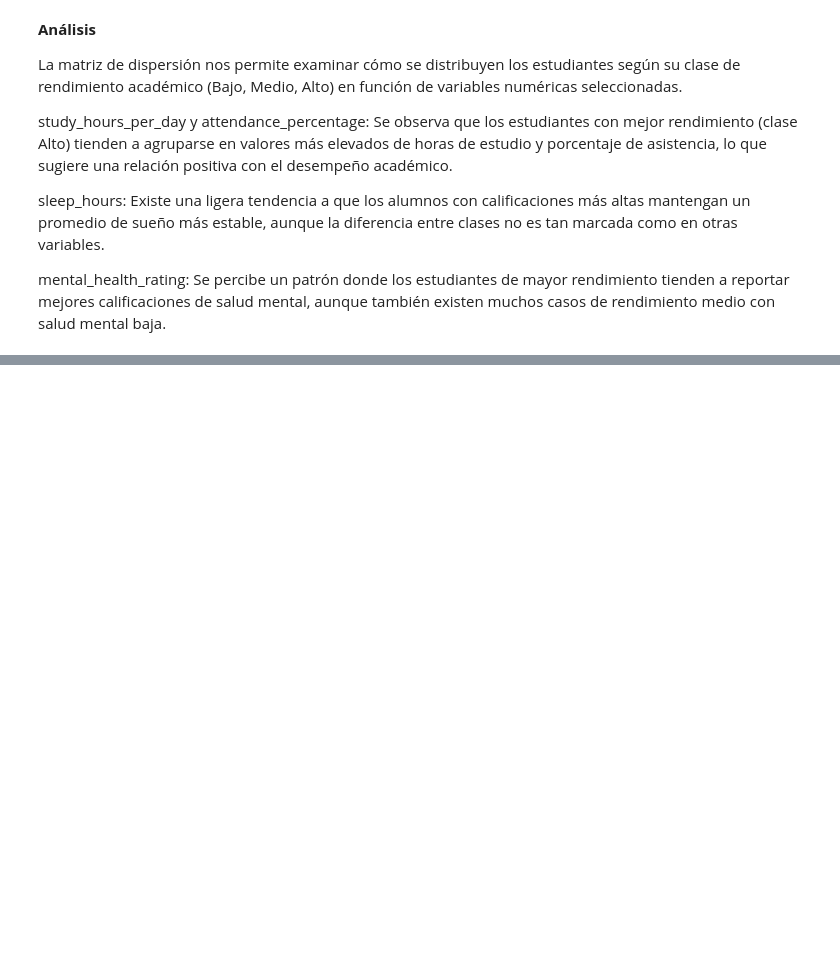
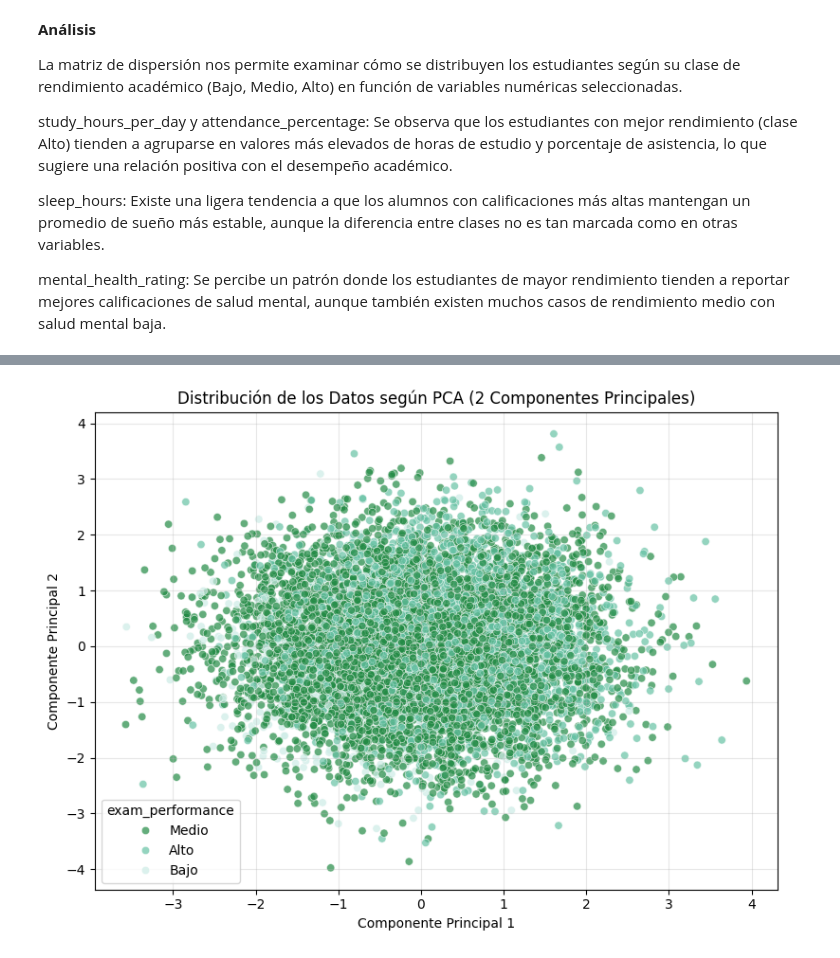
Before and after one commit to loresierra/analisis_estudiantes, a Jupyter notebook: Clasificacion.ipynb, the cells around one changed output, grey strips where cells are left out. Saved outputs shown, nothing was run; the diff lists cells and outputs as text; code cells hidden in the pictures; blank space fills up the shorter version.

```diff
--- a/Clasificacion.ipynb
+++ b/Clasificacion.ipynb
@@ -571,0 +644,27 @@ Durante el preprocesamiento y el análisis exploratorio, se llevaron a cabo dist
+# %%
+# Seleccionar variables numéricas (sin exam_score)
+X_pca = df.select_dtypes(include='number').drop(columns=["exam_score"])
+
+# Escalar los datos
+scaler = StandardScaler()
+X_scaled = scaler.fit_transform(X_pca)
+
+# Aplicar PCA
+pca = PCA(n_components=2)  # Reducimos a 2 componentes principales
+X_pca_2D = pca.fit_transform(X_scaled)
+
+# Crear DataFrame para graficar
+pca_df = pd.DataFrame(X_pca_2D, columns=["PC1", "PC2"])
+pca_df["exam_performance"] = df["exam_performance"].values
+
+# Gráfico de dispersión
+plt.figure(figsize=(8, 6))
+sns.scatterplot(data=pca_df, x="PC1", y="PC2", hue="exam_performance", palette="BuGn_r", alpha=0.7)
+plt.title("Distribución de los Datos según PCA (2 Componentes Principales)")
+plt.xlabel("Componente Principal 1")
+plt.ylabel("Componente Principal 2")
+plt.grid(alpha=0.3)
+plt.tight_layout()
+plt.show()
+# %% [output]
+[figure, added]
```
Also changed, not shown: parts of 42 cells of this notebook.
